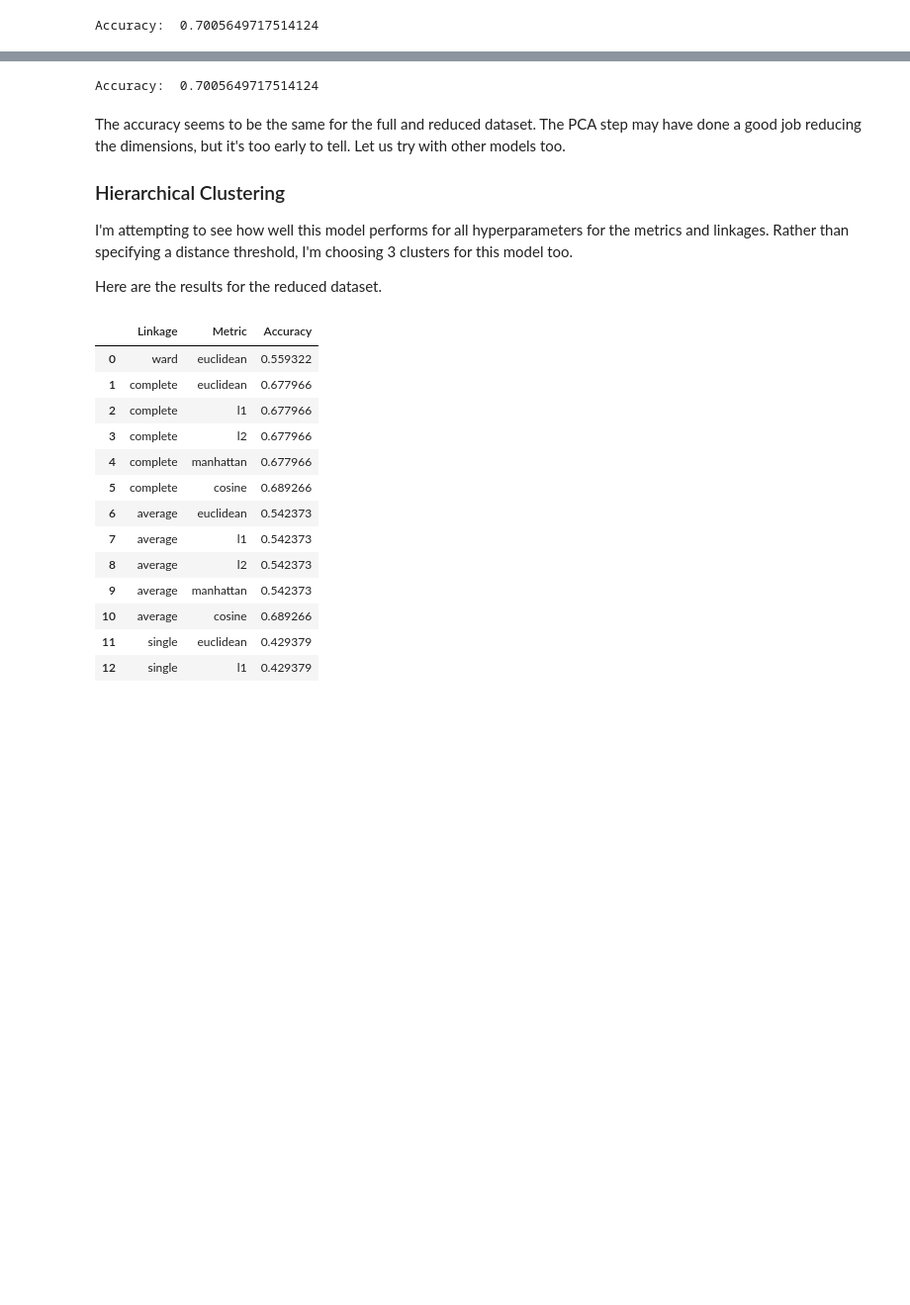
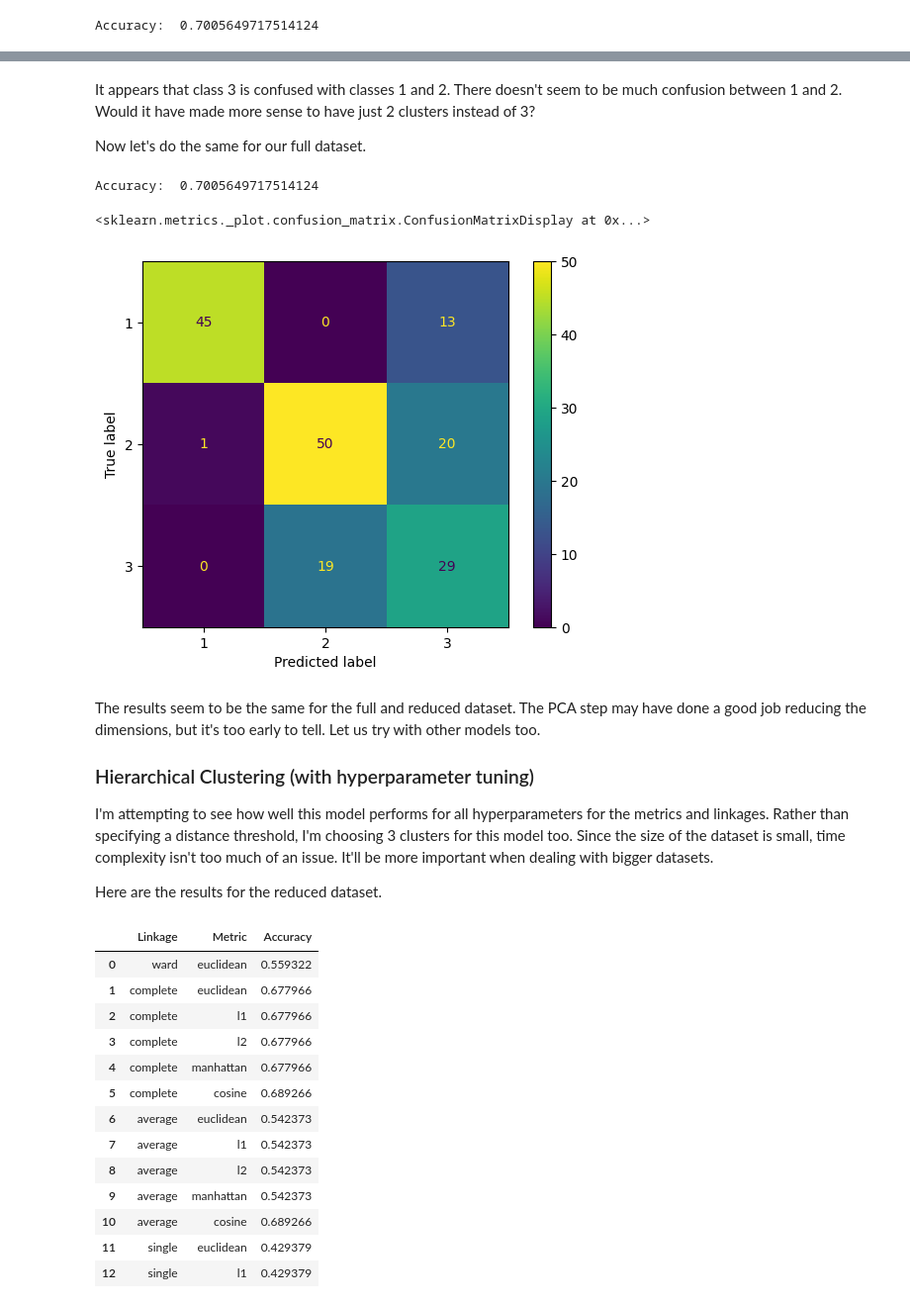
Before and after one commit to MonstrousOgre/Wine_Clustering, a Jupyter notebook: Wine_Clustering.ipynb, the cells around one changed output, grey strips where cells are left out. Shown: that part at 99% size. Drawn from its saved outputs; the diff is of its cells as text; code cells hidden in the pictures; blank space fills up the shorter version.

```diff
--- a/Wine_Clustering.ipynb
+++ b/Wine_Clustering.ipynb
@@ -234,17 +246,27 @@ Now let's do the same for our full dataset.
+# %% [markdown]
+It appears that class 3 is confused with classes 1 and 2. There doesn't seem to be much confusion between 1 and 2. Would it have made more sense to have just 2 clusters instead of 3?
+
+Now let's do the same for our full dataset.
 # %%
 kmeans = KMeans(n_clusters = 3)
 kmeans.fit(X)
 
 labs, acc = label_permute_compare(y,kmeans.labels_)
 print("Accuracy: ", acc)
+
+label_maps = [labs[l] for l in kmeans.labels_]
+disp = ConfusionMatrixDisplay(confusion_matrix(y, label_maps), display_labels=labs.values())
+disp.plot()
 # %% [output]
 Accuracy:  0.7005649717514124
+<sklearn.metrics._plot.confusion_matrix.ConfusionMatrixDisplay at 0x...>
+[figure, added]
 # %% [markdown]
-The accuracy seems to be the same for the full and reduced dataset. The PCA step may have done a good job reducing the dimensions, but it's too early to tell. Let us try with other models too.
+The results seem to be the same for the full and reduced dataset. The PCA step may have done a good job reducing the dimensions, but it's too early to tell. Let us try with other models too.
 
-### Hierarchical Clustering
+### Hierarchical Clustering (with hyperparameter tuning)
 
-I'm attempting to see how well this model performs for all hyperparameters for the metrics and linkages. Rather than specifying a distance threshold, I'm choosing 3 clusters for this model too.
+I'm attempting to see how well this model performs for all hyperparameters for the metrics and linkages. Rather than specifying a distance threshold, I'm choosing 3 clusters for this model too. Since the size of the dataset is small, time complexity isn't too much of an issue. It'll be more important when dealing with bigger datasets.
 
 Here are the results for the reduced dataset.
 # %%
```
Also changed, not shown: parts of 13 cells of this notebook.
